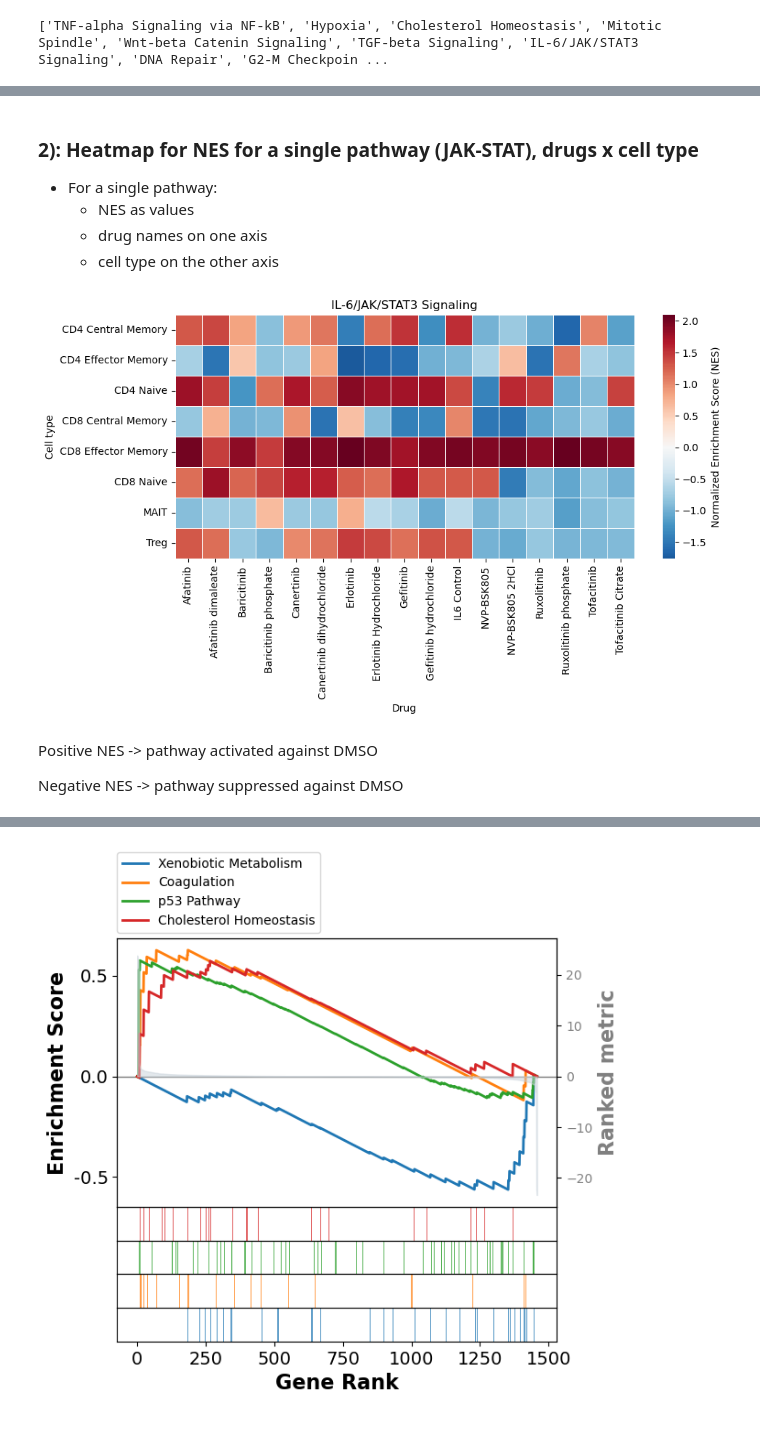
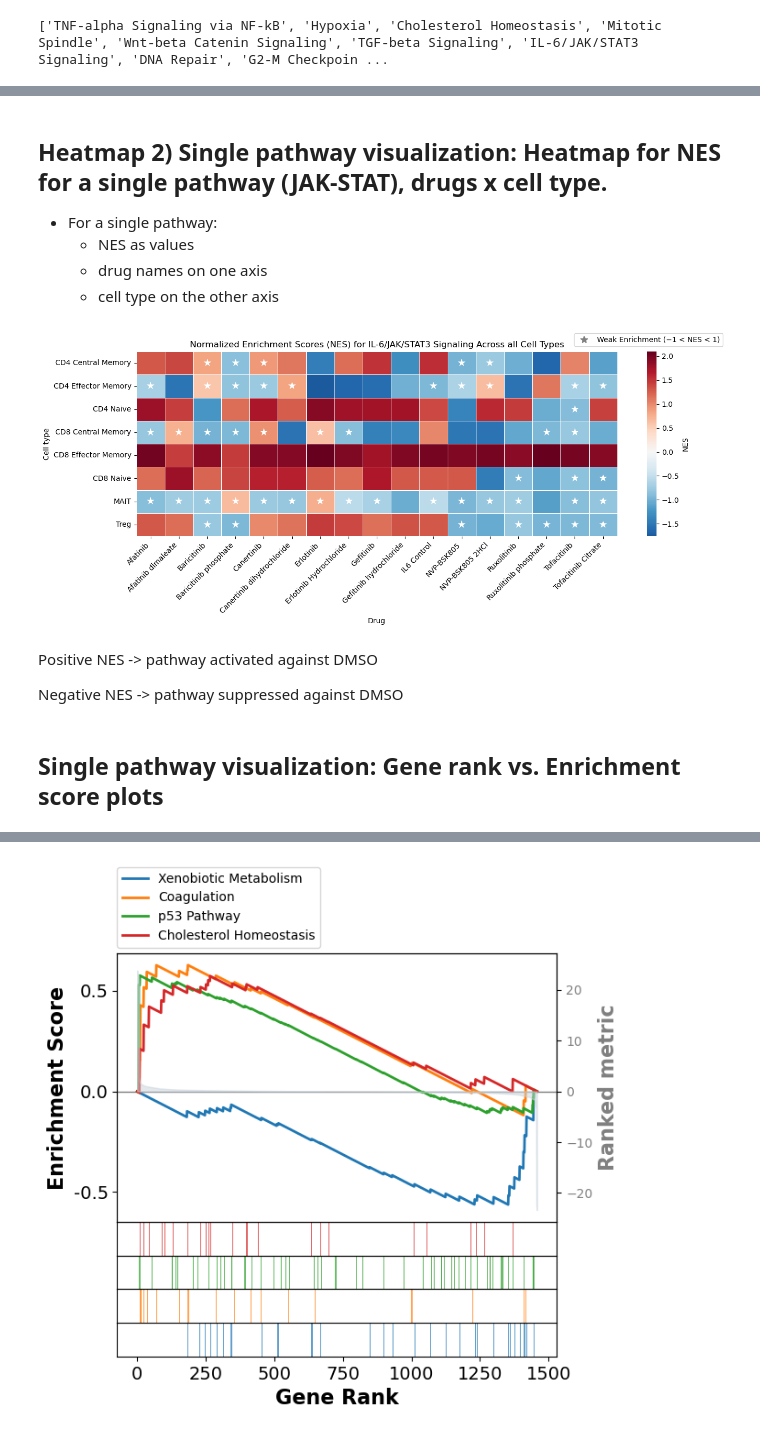
Before and after one commit to coreancutie/JAK-STAT, a Jupyter notebook: gseapy/gseapy_Hallmark_JW.ipynb, the cells around one changed output, grey strips where cells are left out. Cells and saved outputs as stored; diff of their text form; code cells hidden in the pictures.

Commit message:
cleaned up/added figures

```diff
--- a/gseapy/gseapy_Hallmark_JW.ipynb
+++ b/gseapy/gseapy_Hallmark_JW.ipynb
@@ -265,7 +269,10 @@ print(list(hallmark.keys()))
 # Select pathways of interest, related to immune responses:
 selected_pathways = [
     "IL-6/JAK/STAT3 Signaling",
-    "Interferon Gamma Response"
+    "TNF-alpha Signaling via NF-kB",
+    "Inflammatory Response",
+    "Interferon Gamma Response",
+    "Interferon Alpha Response"
 ]
 
 heatmap1_records = []
@@ -279,7 +286,7 @@ for cell_type, drug_dict in gsea_res.items():
                  # Extract the NES value; from the rows where the pathway matches, return the NES column as nes
                 nes = res.loc[res["Term"] == pathway, "NES"].values[0]
             else:
-                nes = float("nan")  # pathway not enriched
+                nes = float("nan")  # pathway not enriched/not present in table
 
             heatmap1_records.append({
                 "cell_type": cell_type,
@@ -350,5 +402,5 @@ axs = pre_res.plot(terms="IL-6/JAK/STAT3 Signaling")
 # %% [markdown]
-### 2): Heatmap for NES for a single pathway (JAK-STAT), drugs x cell type
+## Heatmap 2) Single pathway visualization: Heatmap for NES for a single pathway (JAK-STAT), drugs x cell type.
 - For a single pathway:
      - NES as values
      - drug names on one axis
@@ -369,39 +421,67 @@ for cell_type, drug_dict in gsea_res.items():
         else:
             nes = float("nan")  # pathway not enriched
 
-        records.append({
+        heatmap2_records.append({
             "cell_type": cell_type,
             "drug": drug,
             "NES": nes
         })
 
 # Create dataframe
-heatmap2_nes_df = pd.DataFrame(records)
+heatmap2_nes_df = pd.DataFrame(heatmap2_records)
 
 # Pivot to matrix form
-heatmap2_nes_matrix = nes_df.pivot(
+heatmap2_nes_matrix = heatmap2_nes_df.pivot(
     index="cell_type",
     columns="drug",
     values="NES"
 )
 # %%
-plt.figure(figsize=(10, 6))
+ # Plot the heatmap
+plt.figure(figsize=(len(heatmap2_nes_matrix.columns)*0.8, 6)) # width scales with # of drugs
+
 sns.heatmap(
     heatmap2_nes_matrix,
     center=0,
     cmap="RdBu_r",
     linewidths=0.5,
-    cbar_kws={"label": "Normalized Enrichment Score (NES)"}
+    cbar_kws={"label": "NES"},
+    annot = False,
+    square = False
 )
 
-plt.title("IL-6/JAK/STAT3 Signaling")
+# Annotate NES values from -1 to 1
+for i, pathway in enumerate(heatmap2_nes_matrix.index):
+    for j, drug in enumerate(heatmap2_nes_matrix.columns):
+        nes_value = heatmap2_nes_matrix.loc[pathway, drug]
+        if -1 <= nes_value <= 1: # note: doesn't actually star values -1 and 1!!!
+            # extract plot axes first
+            plt.gca().text(j + 0.5, i + 0.5, "★", ha='center', va='center', color='white', fontsize=14)
+
+# Add a legend explaining NES values from -1 to 1 have an asterick
+legend_elements = [
+    Line2D([0], [0], marker="*", color="gray", linestyle="None", markersize=10,
+    label="Weak Enrichment (−1 < NES < 1)")
+]
+
+plt.gca().legend(handles=legend_elements,
+                 loc="upper right",
+                 bbox_to_anchor = (1.22, 1.1),
+                 borderaxespad = 0,
+                 frameon = True)
+
+# Fix up the plot
+plt.title("Normalized Enrichment Scores (NES) for IL-6/JAK/STAT3 Signaling Across all Cell Types")
 plt.ylabel("Cell type")
 plt.xlabel("Drug")
+plt.xticks(rotation=45, ha="right")
 plt.tight_layout()
 plt.show()
 # %% [output]
-[figure, old version]
+[figure, new version]
 # %% [markdown]
 Positive NES -> pathway activated against DMSO
 
 Negative NES -> pathway suppressed against DMSO
+# %% [markdown]
+## Single pathway visualization: Gene rank vs. Enrichment score plots
```
Also changed, not shown: parts of 20 cells of this notebook, 2 other files.
